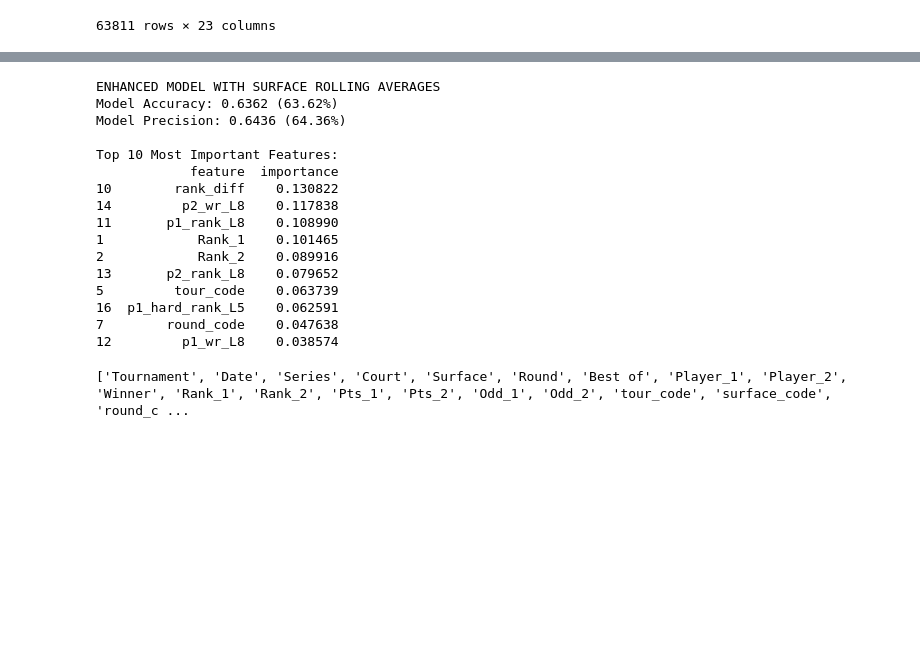
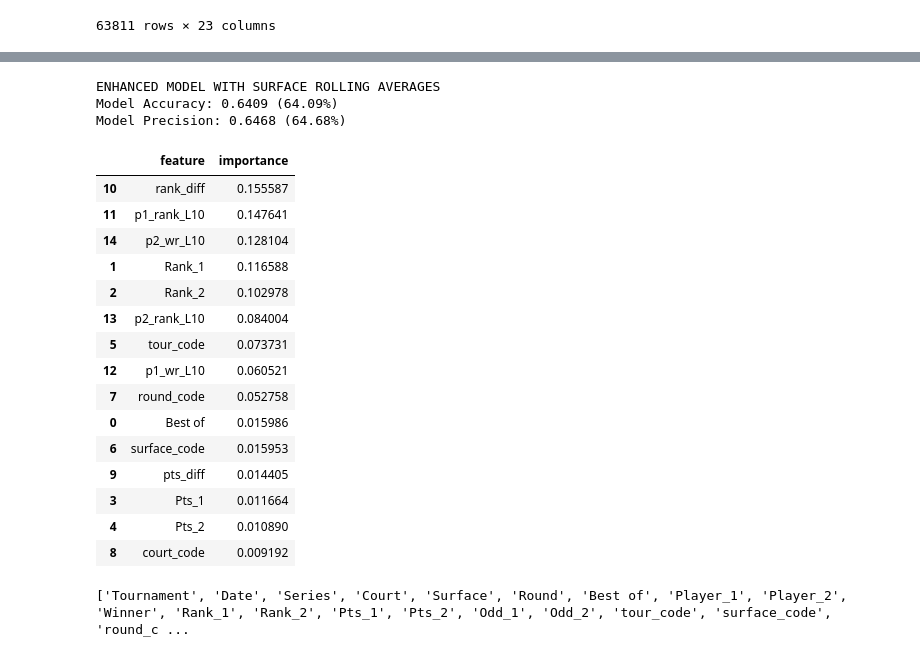
Before and after one commit to Rishi-S20/TennisPredictionModel, a Jupyter notebook: trainingModel.ipynb, the cells around one changed output, grey strips where cells are left out. Drawn from its saved outputs; the diff is of its cells as text; code cells hidden in the pictures; blank space fills up the shorter version.

```diff
--- a/trainingModel.ipynb
+++ b/trainingModel.ipynb
@@ -155,8 +99,8 @@ def calculate_surface_rolling_averages(data):
 
         def surface_rolling_avg(group):
             group = group.sort_values('Date')
-            group[f'p1_{surface.lower()}_wr_L5'] = group['player_1_wins'].rolling(5, closed='left').mean()
-            group[f'p1_{surface.lower()}_rank_L5'] = group['Rank_1'].rolling(5, closed='left').mean()
+            group[f'p1_{surface.lower()}_wr_L5'] = group['player_1_wins'].rolling(8, closed='left').mean()
+            group[f'p1_{surface.lower()}_rank_L5'] = group['Rank_1'].rolling(8, closed='left').mean()
             return group
 
         surface_rolling = grouped.apply(surface_rolling_avg).reset_index(drop=True)
@@ -240,15 +170,18 @@ new_cols1 = ["p1_rank_L8",  "p1_wr_L8"]
+# %%
+cols1 = ["Rank_1", "player_1_wins"]
+new_cols1 = ["p1_rank_L10",  "p1_wr_L10"]
 # %%
-# After your existing rolling average calculations
+
 tennis_rolling_p1 = grouped_data_1.apply(rolling_averages_1, cols=cols1, new_cols=new_cols1).reset_index(drop=True)
 tennis_rolling_p1 = calculate_surface_rolling_averages(tennis_rolling_p1)
 
-# Add Player_2 rolling averages
 tennis_rolling_complete = calculate_player_2_rolling_averages(tennis_rolling_p1)
 
-# Update predictors to include Player_2 features
-rolling_predictors = ["p1_rank_L8", "p1_wr_L8", "p2_rank_L8", "p2_wr_L8"]
+rolling_predictors = ["p1_rank_L10", "p1_wr_L10", "p2_rank_L10", "p2_wr_L10"]
 
 surface_predictors = []
 for surface in ['hard', 'clay', 'grass']:
     for player in ['p1', 'p2']:
-        surface_predictors.extend([f'{player}_{surface}_wr_L5', f'{player}_{surface}_rank_L5'])
+        surface_predictors.extend([f'{player}_{surface}_wr_L8', f'{player}_{surface}_rank_L8'])
+
+surface_predictors
@@ -283,13 +223,13 @@ def make_predictions(data, predictors):
     train = data[data["Date"] < '2023-01-01']
     test = data[data["Date"] >= '2023-01-01']
 
-    rf = RandomForestClassifier(
-        n_estimators=200,
-        min_samples_split=10,
-        min_samples_leaf=5,
-        max_depth=15,
-        max_features='sqrt',
-        random_state=42
+    rf = RandomForestClassifier (
+    n_estimators=500,
+    min_samples_split=50,
+    min_samples_leaf=20,
+    max_depth=12,
+    max_features='sqrt',
+    random_state=42
     )
 
     rf.fit(train[predictors], train["player_1_wins"])
@@ -307,38 +247,39 @@ def make_predictions(data, predictors):
 # %%
 
 print("ENHANCED MODEL WITH SURFACE ROLLING AVERAGES")
 
 
 combined, accuracy, precision, model = make_predictions(tennis_rolling_complete, available_predictors)
 
 print(f"Model Accuracy: {accuracy:.4f} ({accuracy*100:.2f}%)")
 print(f"Model Precision: {precision:.4f} ({precision*100:.2f}%)")
 
-# Feature importance
 feature_importance = pd.DataFrame({
     'feature': available_predictors,
     'importance': model.feature_importances_
 }).sort_values('importance', ascending=False)
 
-print(f"\nTop 10 Most Important Features:")
-print(feature_importance.head(10))
+feature_importance
 # %% [output]
 ENHANCED MODEL WITH SURFACE ROLLING AVERAGES
-Model Accuracy: 0.6362 (63.62%)
-Model Precision: 0.6436 (64.36%)
-
-Top 10 Most Important Features:
-            feature  importance
-10        rank_diff    0.130822
-14         p2_wr_L8    0.117838
-11       p1_rank_L8    0.108990
-1            Rank_1    0.101465
-2            Rank_2    0.089916
-13       p2_rank_L8    0.079652
-5         tour_code    0.063739
-16  p1_hard_rank_L5    0.062591
-7        round_code    0.047638
-12         p1_wr_L8    0.038574
+Model Accuracy: 0.6409 (64.09%)
+Model Precision: 0.6468 (64.68%)
+|  | feature | importance |
+| 10 | rank_diff | 0.155587 |
+| 11 | p1_rank_L10 | 0.147641 |
+| 14 | p2_wr_L10 | 0.128104 |
+| 1 | Rank_1 | 0.116588 |
+| 2 | Rank_2 | 0.102978 |
+| 13 | p2_rank_L10 | 0.084004 |
+| 5 | tour_code | 0.073731 |
+| 12 | p1_wr_L10 | 0.060521 |
+| 7 | round_code | 0.052758 |
+| 0 | Best of | 0.015986 |
+| 6 | surface_code | 0.015953 |
+| 9 | pts_diff | 0.014405 |
+| 3 | Pts_1 | 0.011664 |
+| 4 | Pts_2 | 0.010890 |
+| 8 | court_code | 0.009192 |
 # %%
 print(tennis_rolling_complete.columns.tolist())
 # %% [output]
```
Also changed, not shown: parts of 15 cells of this notebook.
